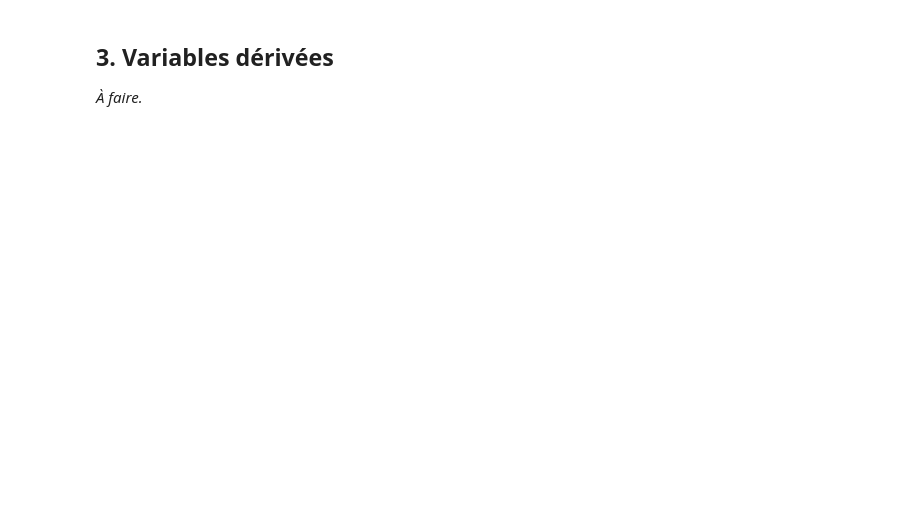
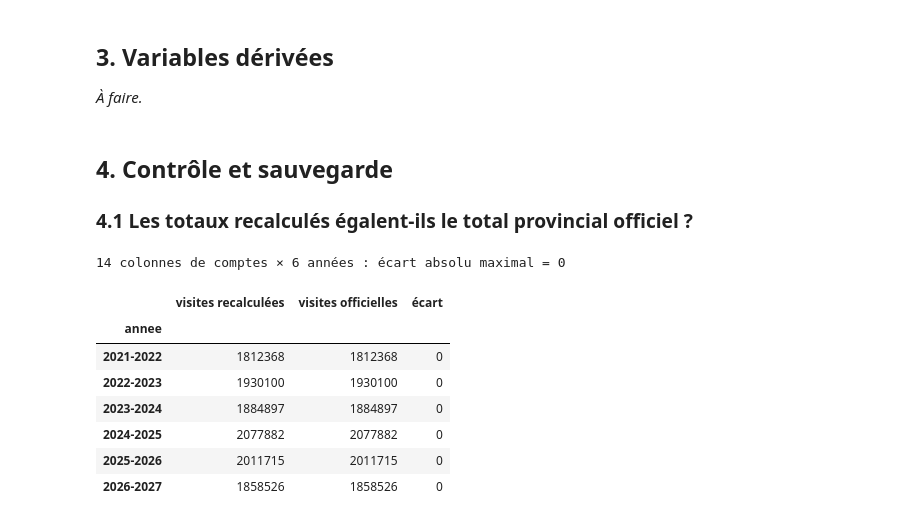
Before and after one commit to Khaled-hamdaoui/Application_python-, a Jupyter notebook: notebooks/01_preparation.ipynb, the cells around one changed output. Drawn from its saved outputs; the diff is of its cells as text; code cells hidden in the pictures; blank space fills up the shorter version.

```diff
--- a/notebooks/01_preparation.ipynb
+++ b/notebooks/01_preparation.ipynb
@@ -431,3 +531,30 @@ _À faire après validation en équipe des décisions de `docs/journal_decisions
 ## 3. Variables dérivées
 
 _À faire._
+# %% [markdown]
+## 4. Contrôle et sauvegarde
+
+### 4.1 Les totaux recalculés égalent-ils le total provincial officiel ?
+# %%
+comptes = [c for c in df.columns if c.startswith("nb_")]
+officiel = (df_brut[df_brut["region"].eq("Total provincial")]
+            .set_index("annee")[comptes].sort_index())
+recalcule = df.groupby("annee")[comptes].sum().sort_index()
+
+ecart_max = (recalcule - officiel).abs().max().max()
+print(f"{len(comptes)} colonnes de comptes × {len(officiel)} années : écart absolu maximal = {ecart_max}")
+assert ecart_max == 0, "Les totaux recalculés ne correspondent pas au total provincial"
+
+pd.DataFrame({"visites recalculées": recalcule["nb_visites_total"],
+              "visites officielles": officiel["nb_visites_total"],
+              "écart": recalcule["nb_visites_total"] - officiel["nb_visites_total"]})
+# %% [output]
+14 colonnes de comptes × 6 années : écart absolu maximal = 0
+|  | visites recalculées | visites officielles | écart |
+| annee |  |  |  |
+| 2021-2022 | 1812368 | 1812368 | 0 |
+| 2022-2023 | 1930100 | 1930100 | 0 |
+| 2023-2024 | 1884897 | 1884897 | 0 |
+| 2024-2025 | 2077882 | 2077882 | 0 |
+| 2025-2026 | 2011715 | 2011715 | 0 |
+| 2026-2027 | 1858526 | 1858526 | 0 |
```
Also changed, not shown: parts of 21 cells of this notebook, 3 other files.
